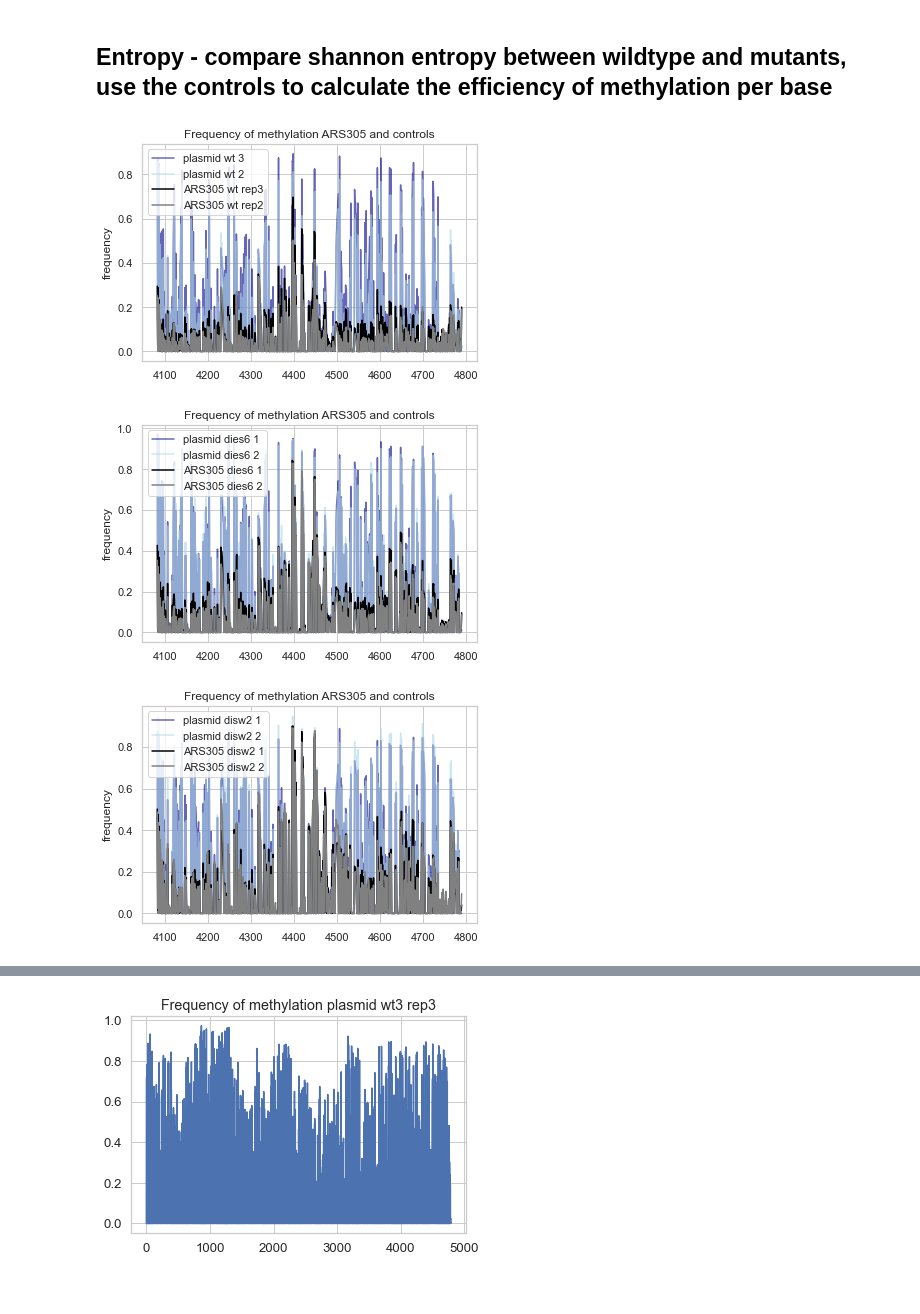
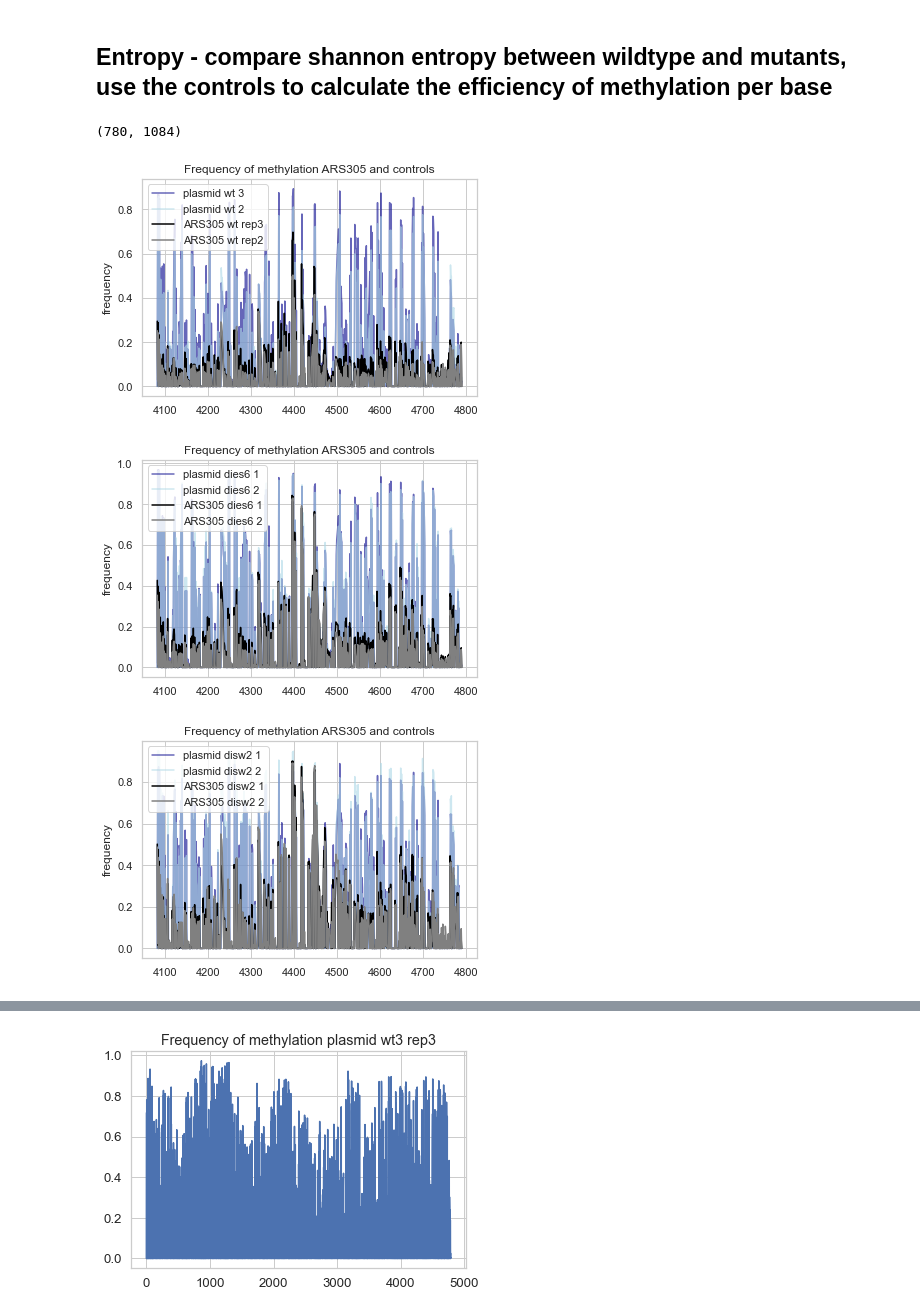
Before and after one commit to KarolineHoller/nanopore_methylation, a Jupyter notebook: ARS305_entropy.ipynb, the cells around one changed output, grey strips where cells are left out. Saved outputs shown, nothing was run; the diff lists cells and outputs as text; code cells hidden in the pictures.

```diff
--- a/ARS305_entropy.ipynb
+++ b/ARS305_entropy.ipynb
@@ -54,4 +54,8 @@ dies6_rep2_naked = np.loadtxt("controls/DIES6_rep2_780READS_naked_plasmid.txt")
 
 disw2_rep1_naked = np.loadtxt("controls/naked_plasmid_disw2_rep1_clean_780READS.csv")
 disw2_rep2_naked = np.loadtxt("controls/naked_plasmid_disw2_rep2_clean_780_reads.csv")
+# %%
+ARS305_wt.shape
+# %% [output]
+(780, 1084)
 # %%
@@ -77,19 +81,19 @@ N=1
 sns.set(font_scale=1)
 sns.set_style("whitegrid")
 
-sns.lineplot(x = range(4082,4791),
+sns.lineplot(x = range(4081,4791),
              y = np.convolve(overlap_plasmid_wt3.mean(axis=0),
                              np.ones(N)/N, mode ="same"),
              color = "darkblue", label = "plasmid wt 3", alpha = 0.6)
-sns.lineplot(x = range(4082,4791),
+sns.lineplot(x = range(4081,4791),
              y = np.convolve(overlap_plasmid_wt2.mean(axis=0),
                              np.ones(N)/N, mode ="same"),
              color = "lightblue", label = "plasmid wt 2", alpha = 0.6)
-sns.lineplot(x = range(4082,4791),
+sns.lineplot(x = range(4081,4791),
              y = np.convolve(overlap_ARS305_wt3.mean(axis=0),
                              np.ones(N)/N, mode ="same"),
              color = "black", label = "ARS305 wt rep3")
-sns.lineplot(x = range(4082,4791),
+sns.lineplot(x = range(4081,4791),
              y = np.convolve(overlap_ARS305_wt2.mean(axis=0),
                              np.ones(N)/N, mode ="same"),
              color = "grey", label = "ARS305 wt rep2")
@@ -99,51 +103,51 @@ plt.title("Frequency of methylation ARS305 and controls")
 plt.show()
 
 #show efficiency for dies6
-sns.lineplot(x = range(4082,4791),
+sns.lineplot(x = range(4081,4791),
              y = np.convolve(overlap_plasmid_dies6_1.mean(axis=0),
                              np.ones(N)/N, mode ="same"),
              color = "darkblue", label = "plasmid dies6 1", alpha = 0.6)
-sns.lineplot(x = range(4082,4791),
+sns.lineplot(x = range(4081,4791),
              y = np.convolve(overlap_plasmid_dies6_2.mean(axis=0),
                              np.ones(N)/N, mode ="same"),
              color = "lightblue", label = "plasmid dies6 2", alpha = 0.6)
-sns.lineplot(x = range(4082,4791),
+sns.lineplot(x = range(4081,4791),
              y = np.convolve(overlap_ARS305_dies6_1.mean(axis=0),
                              np.ones(N)/N, mode ="same"),
              color = "black", label = "ARS305 dies6 1")
-sns.lineplot(x = range(4082,4791),
+sns.lineplot(x = range(4081,4791),
              y = np.convolve(overlap_ARS305_dies6_2.mean(axis=0),
                              np.ones(N)/N, mode ="same"),
              color = "grey", label = "ARS305 dies6 2")
 plt.ylabel("frequency")
 plt.title("Frequency of methylation ARS305 and controls")
 #plt.savefig(load_dir + "/plots/methyl_efficiency_dies6.tif", dpi=300)
 plt.show()
 
 #show efficiency for disw2
-sns.lineplot(x = range(4082,4791),
+sns.lineplot(x = range(4081,4791),
              y = np.convolve(overlap_plasmid_disw2_1.mean(axis=0),
                              np.ones(N)/N, mode ="same"),
              color = "darkblue", label = "plasmid disw2 1", alpha = 0.6)
-sns.lineplot(x = range(4082,4791),
+sns.lineplot(x = range(4081,4791),
              y = np.convolve(overlap_plasmid_disw2_2.mean(axis=0),
                              np.ones(N)/N, mode ="same"),
              color = "lightblue", label = "plasmid disw2 2", alpha = 0.6)
-sns.lineplot(x = range(4082,4791),
+sns.lineplot(x = range(4081,4791),
              y = np.convolve(overlap_ARS305_disw2_1.mean(axis=0),
                              np.ones(N)/N, mode ="same"),
              color = "black", label = "ARS305 disw2 1")
-sns.lineplot(x = range(4082,4791),
+sns.lineplot(x = range(4081,4791),
              y = np.convolve(overlap_ARS305_disw2_2.mean(axis=0),
                              np.ones(N)/N, mode ="same"),
              color = "grey", label = "ARS305 disw2 2")
 plt.ylabel("frequency")
 plt.title("Frequency of methylation ARS305 and controls")
 #plt.savefig(load_dir + "/plots/methyl_efficiency_disw2.tif", dpi=300)
 plt.show()
 # %% [output]
-[figure, old version]
+[figure, new version]
-[figure, old version]
+[figure, new version]
-[figure, old version]
+[figure, new version]
 # %%
 overlap_plasmid_disw2_1.mean(axis=0).min() #0.0
```
Also changed, not shown: parts of 28 cells of this notebook.
